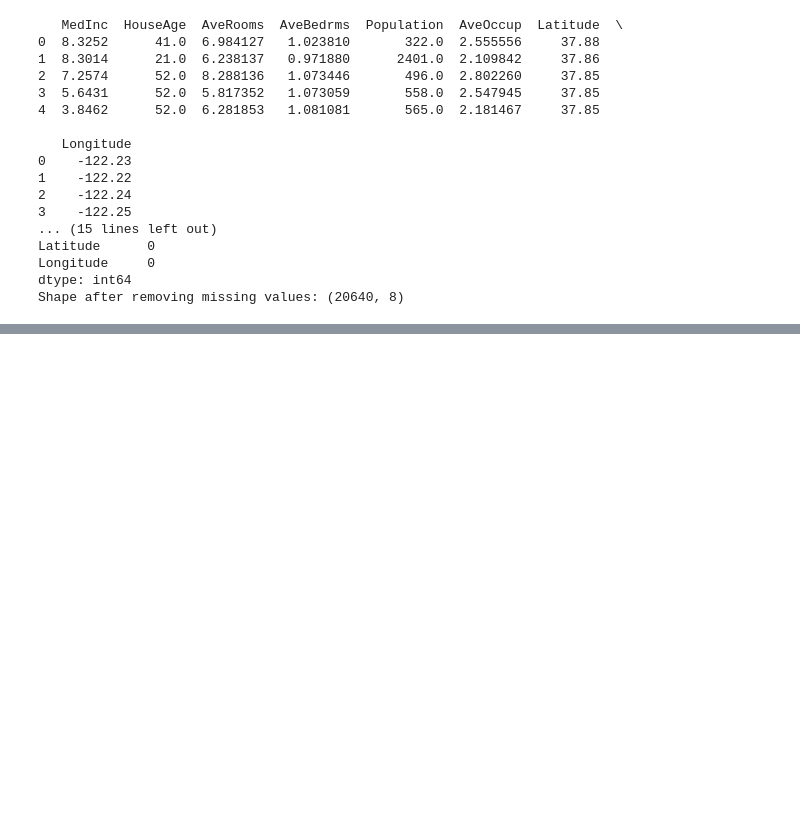
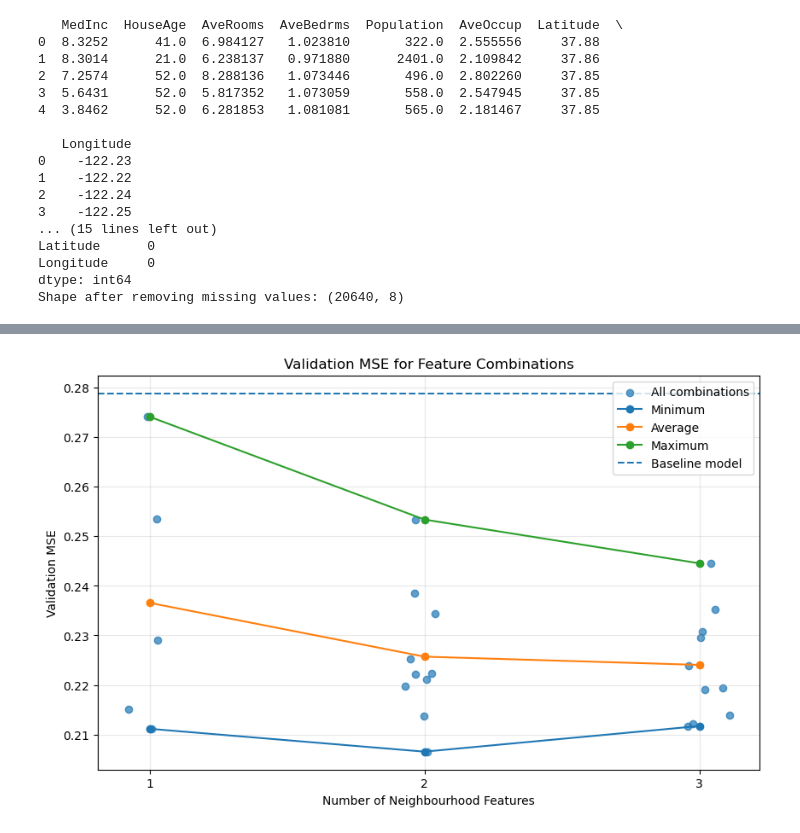
Before and after one commit to xfsd1448-uol/2603-Group-Project, a Jupyter notebook: main.ipynb, the cells around one changed output, grey strips where cells are left out. Cells and saved outputs as stored; diff of their text form; code cells hidden in the pictures; blank space fills up the shorter version.

```diff
--- a/main.ipynb
+++ b/main.ipynb
@@ -491,0 +767,59 @@ Delta Test MSE (Enhanced - Baseline): -0.07022940841119521
+# %%
+# ============================================================
+# Plot: Validation MSE vs number of neighbourhood features
+# ============================================================
+
+import matplotlib.pyplot as plt
+import numpy as np
+
+# ------------------------------------------------------------
+# 1) 计算 min / mean / max
+# ------------------------------------------------------------
+summary_df = (
+    all_combo_results_df
+    .groupby("num_features")["val_mse"]
+    .agg(["min", "mean", "max"])
+    .reset_index()
+)
+
+# ------------------------------------------------------------
+# 2) baseline validation MSE
+# ------------------------------------------------------------
+baseline_val_mse = mean_squared_error(y_val, model.predict(X_val))
+
+# ------------------------------------------------------------
+# 3) 画 dot plot
+# ------------------------------------------------------------
+plt.figure(figsize=(10,6))
+
+np.random.seed(26)
+jitter = np.random.normal(0,0.04,len(all_combo_results_df))
+
+plt.scatter(
+    all_combo_results_df["num_features"] + jitter,
+    all_combo_results_df["val_mse"],   # 改成 validation
+    alpha=0.7,
+    label="All combinations"
+)
+
+# trend lines
+plt.plot(summary_df["num_features"], summary_df["min"], marker="o", label="Minimum")
+plt.plot(summary_df["num_features"], summary_df["mean"], marker="o", label="Average")
+plt.plot(summary_df["num_features"], summary_df["max"], marker="o", label="Maximum")
+
+# baseline
+plt.axhline(
+    y=baseline_val_mse,
+    linestyle="--",
+    label="Baseline model"
+)
+
+plt.xlabel("Number of Neighbourhood Features")
+plt.ylabel("Validation MSE")
+plt.title("Validation MSE for Feature Combinations")
+plt.xticks([1,2,3])
+plt.legend()
+plt.grid(True,alpha=0.3)
+plt.show()
+# %% [output]
+[figure, added]
```
Also changed, not shown: parts of 7 cells of this notebook.
